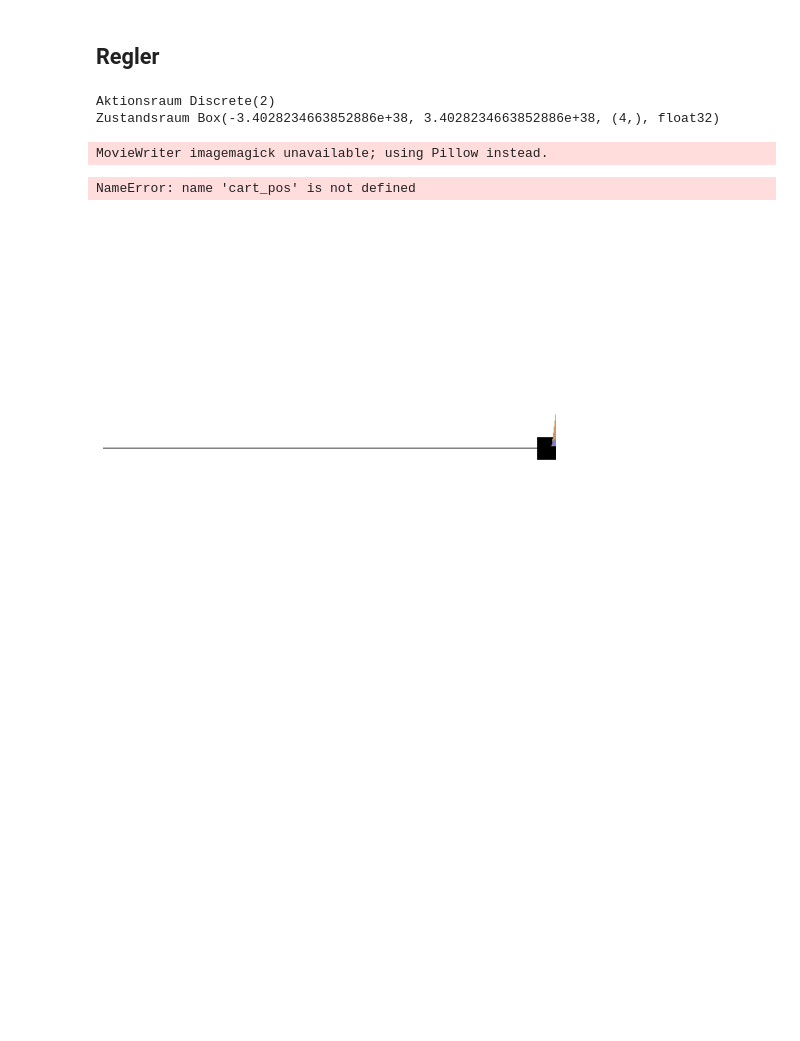
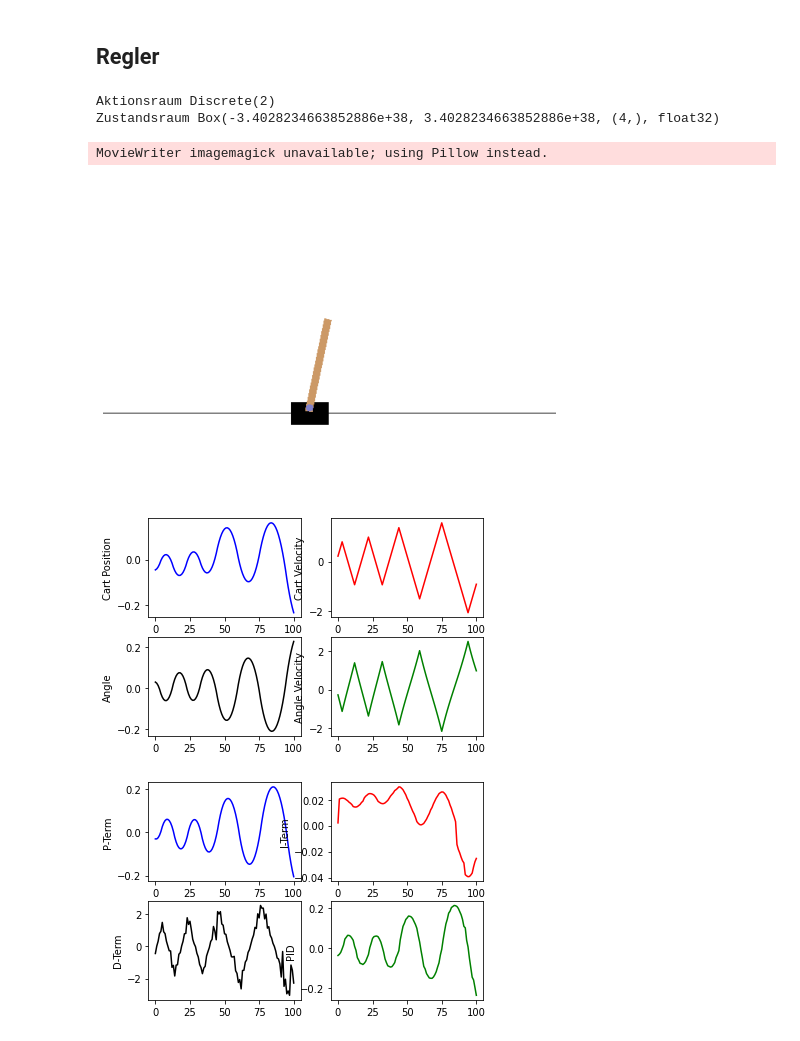
Before and after one commit to lmilz/DRL-Controller, a Jupyter notebook: Examples/CartPole-Controller.ipynb, the cells around one changed output. Drawn from its saved outputs; the diff is of its cells as text; code cells hidden in the pictures; blank space fills up the shorter version.

```diff
--- a/Examples/CartPole-Controller.ipynb
+++ b/Examples/CartPole-Controller.ipynb
@@ -68,17 +66,0 @@ Funktion zum plotten der Cart Eigenschaften (Position, Geschwindigkeit, Winkel u
-# %%
-def plotEnv(cartPosition, cartVelocity, angle, angleVelocity):
-    fig, axs = plt.subplots(2, 2)
-
-    axs[0, 0].plot(cartPosition, "b-")
-    axs[0, 0].set_ylabel('Cart Position')
-
-    axs[0, 1].plot(cartVelocity, "r-")
-    axs[0, 1].set_ylabel('Cart Velocity')
-
-    axs[1, 0].plot(angle, "k-")
-    axs[1, 0].set_ylabel('Angle')
-
-    axs[1, 1].plot(angleVelocity, "g-")
-    axs[1, 1].set_ylabel('Angle Velocity')
-
-    plt.savefig("Cart.png")
@@ -87,18 +66,0 @@ def plotEnv(cartPosition, cartVelocity, angle, angleVelocity):
-# %%
-start_time = time.time()
-env = gym.make("CartPole-v1")
-statespace_size = env.observation_space.shape[0]
-actionspace_size = env.action_space.n
-print("Aktionsraum {}".format(env.action_space))
-print("Zustandsraum {}".format(env.observation_space))
-memory = deque(maxlen = 500000)
-alpha = 0.001
-gamma = 0.99
-batch_size = 32
-num_episodes = 100
-epsilon = 1.0
-min_epsilon = 0.1
-max_epsilon = 1.0
-decay_epsilon = 0.005
-rewardList = []
-ave_rewards = []
@@ -288,11 +302,14 @@ class CartPoleController(PIDController):
 # %% [markdown]
 ## Regler
 # %%
-Controller = CartPoleController()
+Controller = CartPolePIDController()
 Controller.control()
+Controller.plot()
+Controller.close()
 # %% [output]
 Aktionsraum Discrete(2)
 Zustandsraum Box(-3.4028234663852886e+38, 3.4028234663852886e+38, (4,), float32)
 MovieWriter imagemagick unavailable; using Pillow instead.
-NameError: name 'cart_pos' is not defined
-[figure, old version]
+[figure, new version]
+[figure, added]
+[figure, added]
```
Also changed, not shown: parts of 16 cells of this notebook, 5 other files.
